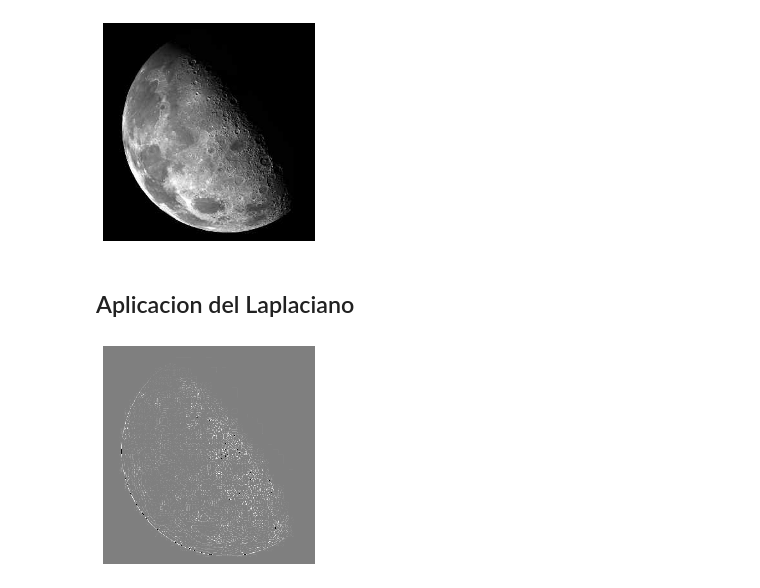
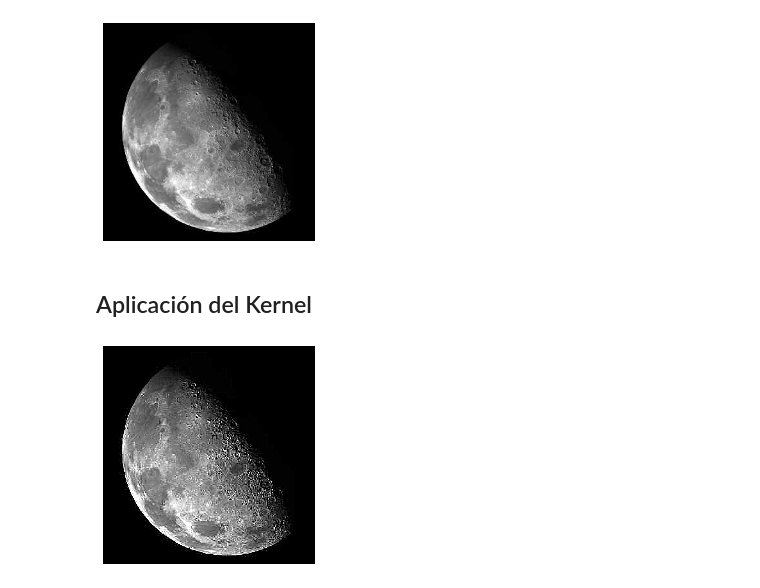
Before and after one commit to asp-image-dsp/image-processing-tp03, a Jupyter notebook: notebooks/ex4.ipynb, the cells around one changed output. Saved outputs shown, nothing was run; the diff lists cells and outputs as text; code cells hidden in the pictures.

Commit message:
Finish exercises 2 and 4, nice analysis for the Laplacian

```diff
--- a/notebooks/ex4.ipynb
+++ b/notebooks/ex4.ipynb
@@ -16,14 +75,10 @@ plt.show()
 # %% [output]
 [figure]
 # %% [markdown]
-## Aplicacion del Laplaciano
+## Aplicación del Kernel
 # %%
-kernel = np.ones((3,3))
-kernel[1,1] = -8
-filtered_img = cv.filter2D(img, -1, kernel)
-
-plt.imshow(filtered_img + 127, cmap='gray')
-plt.axis('off')
-plt.show()
+kernel = -np.ones((3,3))
+kernel[1,1] = 9
+laplacian = cv.filter2D(img, -1, kernel)
 # %% [output]
-[figure, old version]
+[figure, new version]
```
Also changed, not shown: parts of 9 cells of this notebook, 1 other file.
